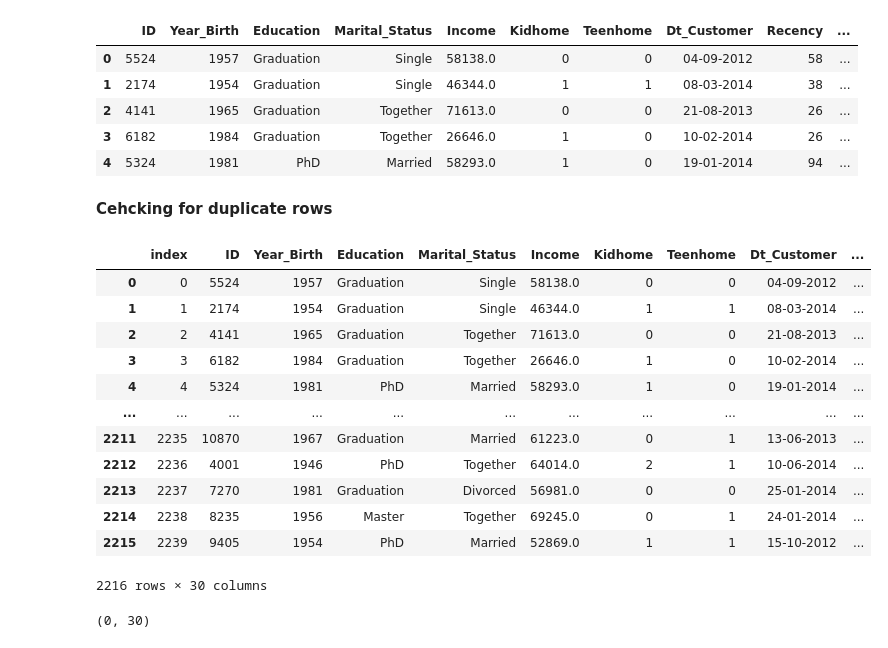
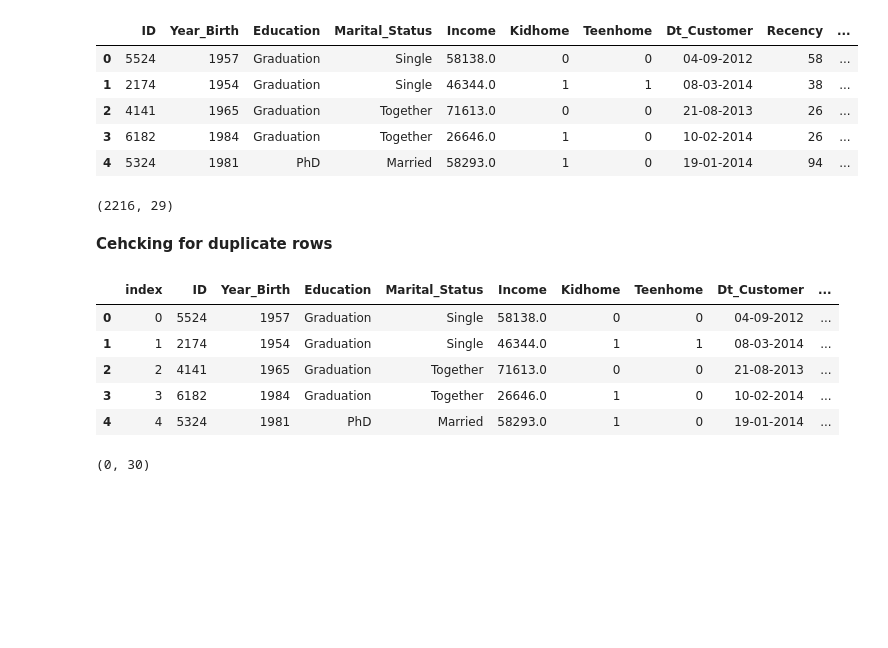
Before and after one commit to RiteshopShrivastava/Customer_Behavior_Analysis, a Jupyter notebook: Customer_Behaviour_Analysis.ipynb, the cells around one changed output. Cells and saved outputs as stored; diff of their text form; code cells hidden in the pictures; blank space fills up the shorter version.

```diff
--- a/Customer_Behaviour_Analysis.ipynb
+++ b/Customer_Behaviour_Analysis.ipynb
@@ -198,26 +222,23 @@ Total number of data points after dropping null values are: 2216
 | 2 | 4141 | 1965 | Graduation | Together | 71613.0 | 0 | 0 | 21-08-2013 | 26 | ... |
 | 3 | 6182 | 1984 | Graduation | Together | 26646.0 | 1 | 0 | 10-02-2014 | 26 | ... |
 | 4 | 5324 | 1981 | PhD | Married | 58293.0 | 1 | 0 | 19-01-2014 | 94 | ... |
+# %%
+data1.shape
+# %% [output]
+(2216, 29)
 # %% [markdown]
 **Cehcking for duplicate rows**
 # %%
 data1 = data1.reset_index()
 # %%
-data1
+data1.head()
 # %% [output]
 |  | index | ID | Year_Birth | Education | Marital_Status | Income | Kidhome | Teenhome | Dt_Customer | ... |
 | 0 | 0 | 5524 | 1957 | Graduation | Single | 58138.0 | 0 | 0 | 04-09-2012 | ... |
 | 1 | 1 | 2174 | 1954 | Graduation | Single | 46344.0 | 1 | 1 | 08-03-2014 | ... |
 | 2 | 2 | 4141 | 1965 | Graduation | Together | 71613.0 | 0 | 0 | 21-08-2013 | ... |
 | 3 | 3 | 6182 | 1984 | Graduation | Together | 26646.0 | 1 | 0 | 10-02-2014 | ... |
 | 4 | 4 | 5324 | 1981 | PhD | Married | 58293.0 | 1 | 0 | 19-01-2014 | ... |
-| ... | ... | ... | ... | ... | ... | ... | ... | ... | ... | ... |
-| 2211 | 2235 | 10870 | 1967 | Graduation | Married | 61223.0 | 0 | 1 | 13-06-2013 | ... |
-| 2212 | 2236 | 4001 | 1946 | PhD | Together | 64014.0 | 2 | 1 | 10-06-2014 | ... |
-| 2213 | 2237 | 7270 | 1981 | Graduation | Divorced | 56981.0 | 0 | 0 | 25-01-2014 | ... |
-| 2214 | 2238 | 8235 | 1956 | Master | Together | 69245.0 | 0 | 1 | 24-01-2014 | ... |
-| 2215 | 2239 | 9405 | 1954 | PhD | Married | 52869.0 | 1 | 1 | 15-10-2012 | ... |
-2216 rows × 30 columns
 # %%
 #Checking for duplicate rows
 data1[data1.duplicated()].shape
```
Also changed, not shown: parts of 5 cells of this notebook.
